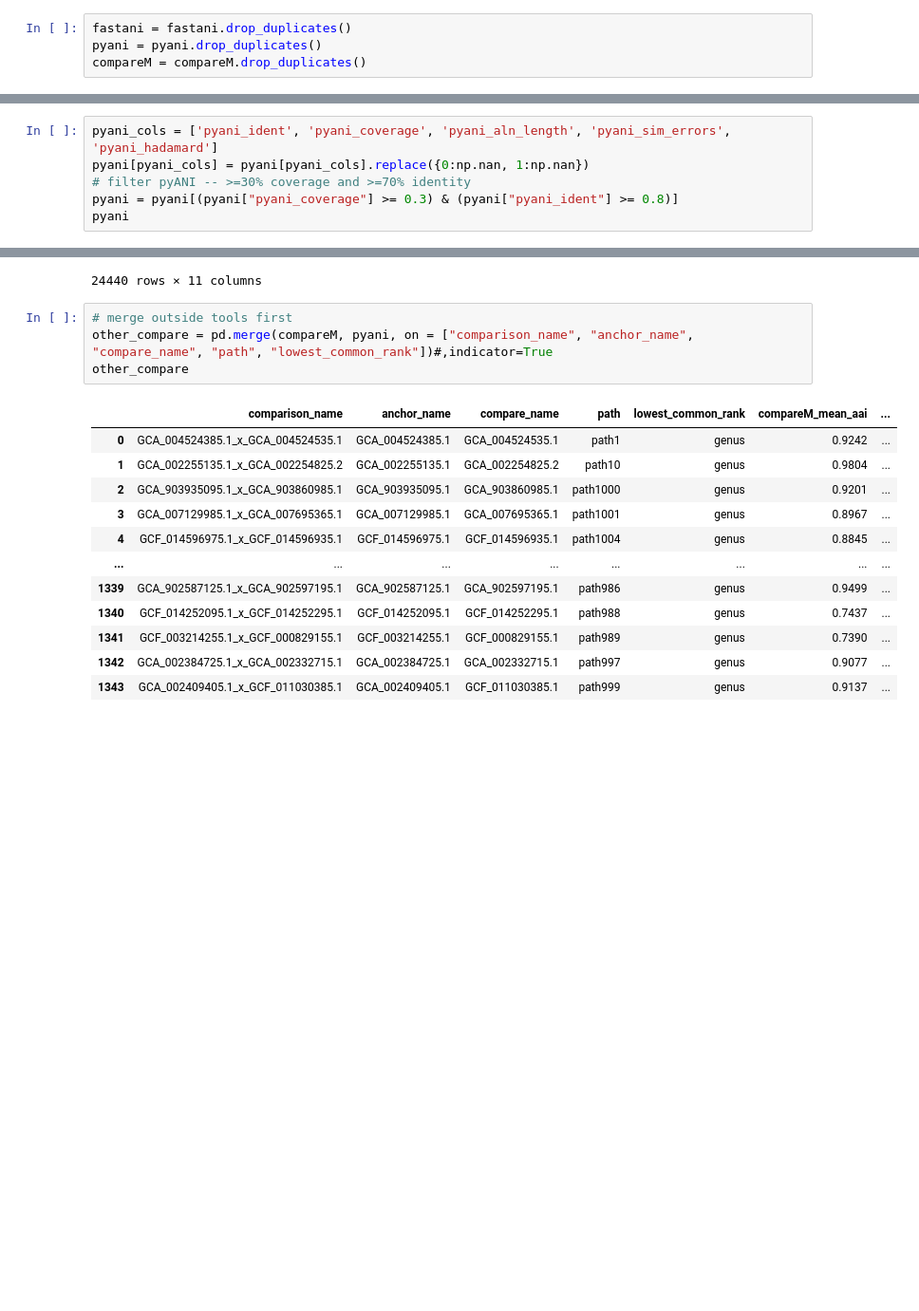
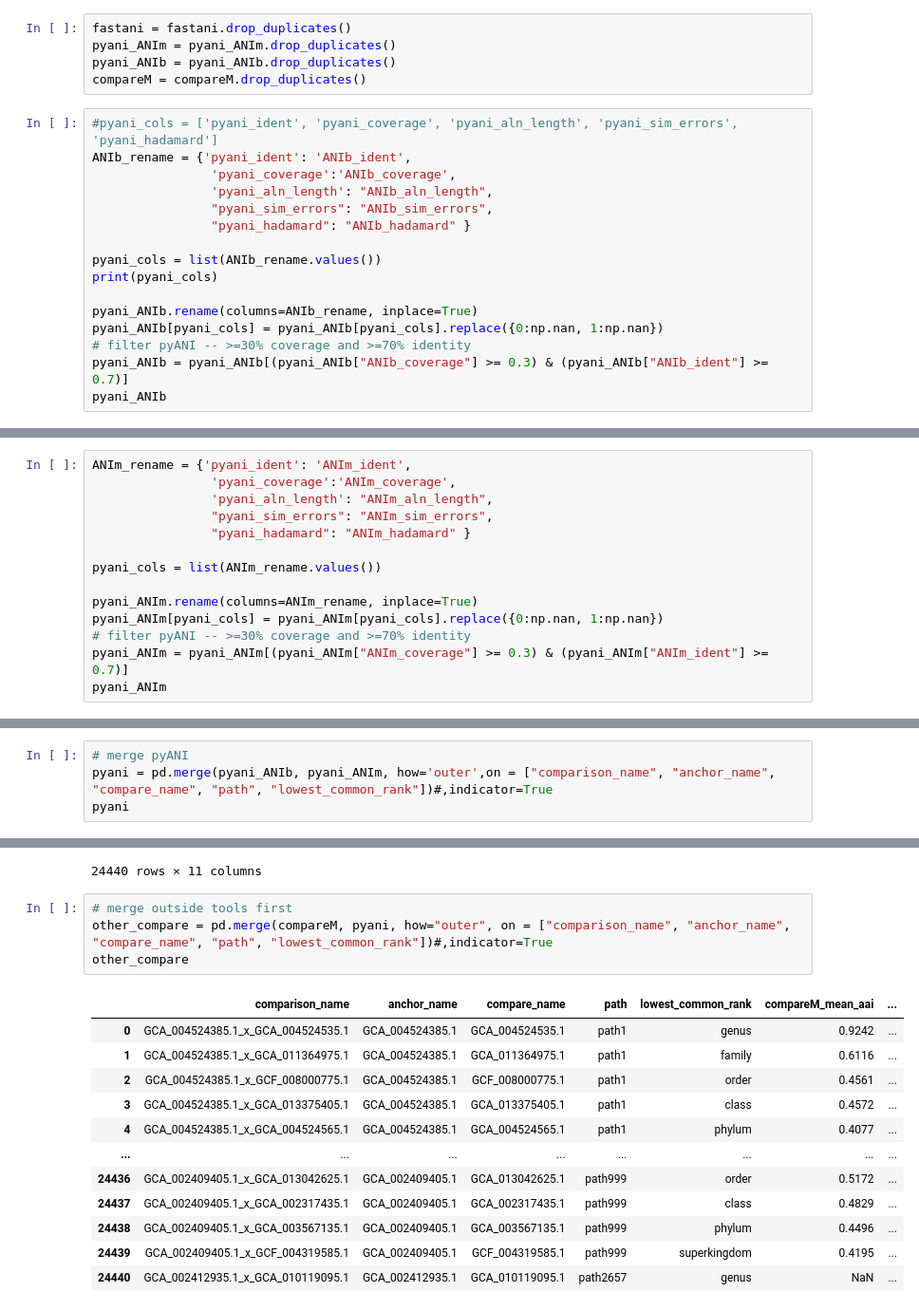
Before and after one commit to bluegenes/2022-protein-kmers-workflow, a Jupyter notebook: notebooks/02.merge-dataframes.ipynb, the cells around one changed output, grey strips where cells are left out. Shown at 95% size. Cells and saved outputs as stored; diff of their text form; blank space fills up the shorter version.

```diff
--- a/notebooks/02.merge-dataframes.ipynb
+++ b/notebooks/02.merge-dataframes.ipynb
@@ -15,4 +32,21 @@ pathcompare[cols] = pathcompare[cols].replace({1:np.nan})
 # %%
 fastani = fastani.drop_duplicates()
-pyani = pyani.drop_duplicates()
+pyani_ANIm = pyani_ANIm.drop_duplicates()
+pyani_ANIb = pyani_ANIb.drop_duplicates()
 compareM = compareM.drop_duplicates()
+# %%
+#pyani_cols = ['pyani_ident', 'pyani_coverage', 'pyani_aln_length', 'pyani_sim_errors', 'pyani_hadamard']
+ANIb_rename = {'pyani_ident': 'ANIb_ident',
+                'pyani_coverage':'ANIb_coverage',
+                'pyani_aln_length': "ANIb_aln_length",
+                "pyani_sim_errors": "ANIb_sim_errors",
+                "pyani_hadamard": "ANIb_hadamard" }
+
+pyani_cols = list(ANIb_rename.values())
+print(pyani_cols)
+
+pyani_ANIb.rename(columns=ANIb_rename, inplace=True)
+pyani_ANIb[pyani_cols] = pyani_ANIb[pyani_cols].replace({0:np.nan, 1:np.nan})
+# filter pyANI -- >=30% coverage and >=70% identity
+pyani_ANIb = pyani_ANIb[(pyani_ANIb["ANIb_coverage"] >= 0.3) & (pyani_ANIb["ANIb_ident"] >= 0.7)]
+pyani_ANIb
@@ -19,7 +68,15 @@ compareM = compareM.drop_duplicates()
 # %%
-pyani_cols = ['pyani_ident', 'pyani_coverage', 'pyani_aln_length', 'pyani_sim_errors', 'pyani_hadamard']
-pyani[pyani_cols] = pyani[pyani_cols].replace({0:np.nan, 1:np.nan})
+ANIm_rename = {'pyani_ident': 'ANIm_ident',
+                'pyani_coverage':'ANIm_coverage',
+                'pyani_aln_length': "ANIm_aln_length",
+                "pyani_sim_errors": "ANIm_sim_errors",
+                "pyani_hadamard": "ANIm_hadamard" }
+
+pyani_cols = list(ANIm_rename.values())
+
+pyani_ANIm.rename(columns=ANIm_rename, inplace=True)
+pyani_ANIm[pyani_cols] = pyani_ANIm[pyani_cols].replace({0:np.nan, 1:np.nan})
 # filter pyANI -- >=30% coverage and >=70% identity
-pyani = pyani[(pyani["pyani_coverage"] >= 0.3) & (pyani["pyani_ident"] >= 0.8)]
-pyani
+pyani_ANIm = pyani_ANIm[(pyani_ANIm["ANIm_coverage"] >= 0.3) & (pyani_ANIm["ANIm_ident"] >= 0.7)]
+pyani_ANIm
 # %% [output]
@@ -38,0 +96,4 @@ pyani
+# %%
+# merge pyANI
+pyani = pd.merge(pyani_ANIb, pyani_ANIm, how='outer',on = ["comparison_name", "anchor_name", "compare_name", "path", "lowest_common_rank"])#,indicator=True
+pyani
@@ -63,18 +138,18 @@ compareM
 24440 rows × 11 columns
 # %%
 # merge outside tools first
-other_compare = pd.merge(compareM, pyani, on = ["comparison_name", "anchor_name", "compare_name", "path", "lowest_common_rank"])#,indicator=True
+other_compare = pd.merge(compareM, pyani, how="outer", on = ["comparison_name", "anchor_name", "compare_name", "path", "lowest_common_rank"])#,indicator=True
 other_compare
 # %% [output]
 |  | comparison_name | anchor_name | compare_name | path | lowest_common_rank | compareM_mean_aai | ... |
 | 0 | GCA_004524385.1_x_GCA_004524535.1 | GCA_004524385.1 | GCA_004524535.1 | path1 | genus | 0.9242 | ... |
-| 1 | GCA_002255135.1_x_GCA_002254825.2 | GCA_002255135.1 | GCA_002254825.2 | path10 | genus | 0.9804 | ... |
-| 2 | GCA_903935095.1_x_GCA_903860985.1 | GCA_903935095.1 | GCA_903860985.1 | path1000 | genus | 0.9201 | ... |
-| 3 | GCA_007129985.1_x_GCA_007695365.1 | GCA_007129985.1 | GCA_007695365.1 | path1001 | genus | 0.8967 | ... |
-| 4 | GCF_014596975.1_x_GCF_014596935.1 | GCF_014596975.1 | GCF_014596935.1 | path1004 | genus | 0.8845 | ... |
+| 1 | GCA_004524385.1_x_GCA_011364975.1 | GCA_004524385.1 | GCA_011364975.1 | path1 | family | 0.6116 | ... |
+| 2 | GCA_004524385.1_x_GCF_008000775.1 | GCA_004524385.1 | GCF_008000775.1 | path1 | order | 0.4561 | ... |
+| 3 | GCA_004524385.1_x_GCA_013375405.1 | GCA_004524385.1 | GCA_013375405.1 | path1 | class | 0.4572 | ... |
+| 4 | GCA_004524385.1_x_GCA_004524565.1 | GCA_004524385.1 | GCA_004524565.1 | path1 | phylum | 0.4077 | ... |
 | ... | ... | ... | ... | ... | ... | ... | ... |
-| 1339 | GCA_902587125.1_x_GCA_902597195.1 | GCA_902587125.1 | GCA_902597195.1 | path986 | genus | 0.9499 | ... |
-| 1340 | GCF_014252095.1_x_GCF_014252295.1 | GCF_014252095.1 | GCF_014252295.1 | path988 | genus | 0.7437 | ... |
-| 1341 | GCF_003214255.1_x_GCF_000829155.1 | GCF_003214255.1 | GCF_000829155.1 | path989 | genus | 0.7390 | ... |
-| 1342 | GCA_002384725.1_x_GCA_002332715.1 | GCA_002384725.1 | GCA_002332715.1 | path997 | genus | 0.9077 | ... |
-| 1343 | GCA_002409405.1_x_GCF_011030385.1 | GCA_002409405.1 | GCF_011030385.1 | path999 | genus | 0.9137 | ... |
+| 24436 | GCA_002409405.1_x_GCA_013042625.1 | GCA_002409405.1 | GCA_013042625.1 | path999 | order | 0.5172 | ... |
+| 24437 | GCA_002409405.1_x_GCA_002317435.1 | GCA_002409405.1 | GCA_002317435.1 | path999 | class | 0.4829 | ... |
+| 24438 | GCA_002409405.1_x_GCA_003567135.1 | GCA_002409405.1 | GCA_003567135.1 | path999 | phylum | 0.4496 | ... |
+| 24439 | GCA_002409405.1_x_GCF_004319585.1 | GCA_002409405.1 | GCF_004319585.1 | path999 | superkingdom | 0.4195 | ... |
+| 24440 | GCA_002412935.1_x_GCA_010119095.1 | GCA_002412935.1 | GCA_010119095.1 | path2657 | genus | NaN | ... |
```
Also changed, not shown: parts of 15 cells of this notebook, 2 other files.
